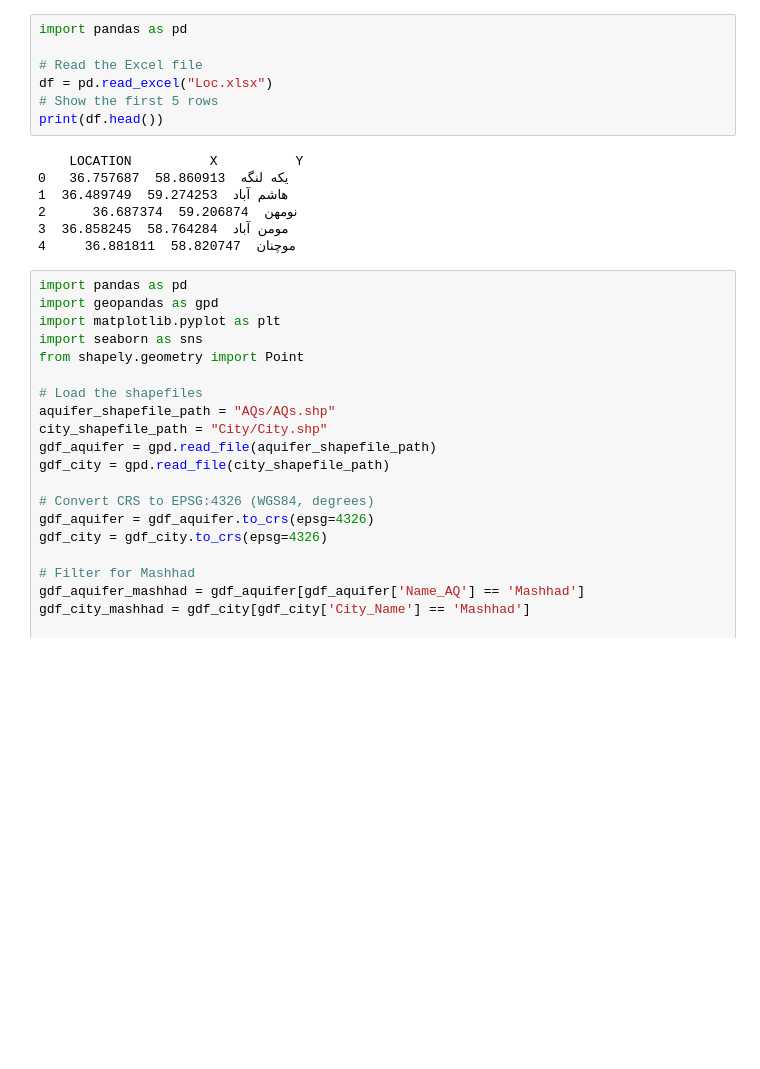
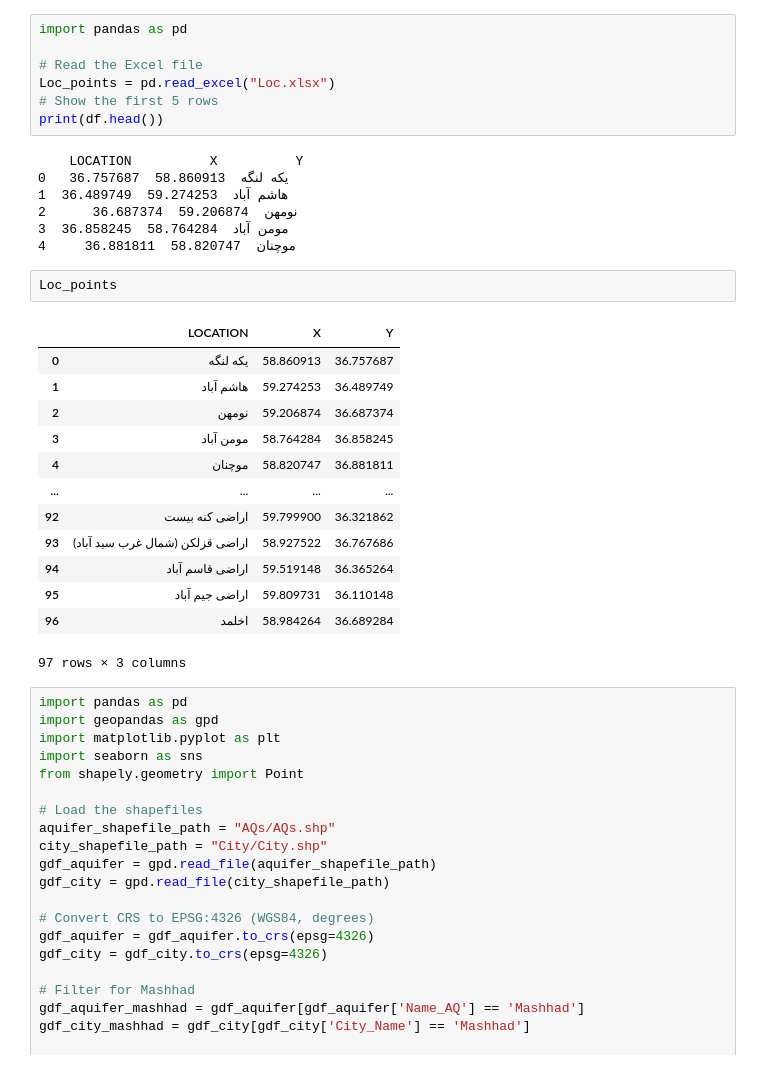
Before and after one commit to AliRezaee86/Data_Analysis, a Jupyter notebook: Classification_GWL_Data.ipynb, the cells around one changed output. Drawn from its saved outputs; the diff is of its cells as text; blank space fills up the shorter version.

```diff
--- a/Classification_GWL_Data.ipynb
+++ b/Classification_GWL_Data.ipynb
@@ -36,7 +52,7 @@ print(df.head())
 import pandas as pd
 
 # Read the Excel file
-df = pd.read_excel("Loc.xlsx")
+Loc_points = pd.read_excel("Loc.xlsx")
 # Show the first 5 rows
 print(df.head())
 # %% [output]
@@ -46,6 +62,22 @@ print(df.head())
 2      نومهن  59.206874  36.687374
 3  مومن آباد  58.764284  36.858245
 4     موچنان  58.820747  36.881811
+# %%
+Loc_points
+# %% [output]
+|  | LOCATION | X | Y |
+| 0 | یکه لنگه | 58.860913 | 36.757687 |
+| 1 | هاشم آباد | 59.274253 | 36.489749 |
+| 2 | نومهن | 59.206874 | 36.687374 |
+| 3 | مومن آباد | 58.764284 | 36.858245 |
+| 4 | موچنان | 58.820747 | 36.881811 |
+| ... | ... | ... | ... |
+| 92 | اراضی کنه بیست | 59.799900 | 36.321862 |
+| 93 | اراضی قزلکن (شمال غرب سید آباد) | 58.927522 | 36.767686 |
+| 94 | اراضی قاسم آباد | 59.519148 | 36.365264 |
+| 95 | اراضی جیم آباد | 59.809731 | 36.110148 |
+| 96 | اخلمد | 58.984264 | 36.689284 |
+97 rows × 3 columns
 # %%
 import pandas as pd
 import geopandas as gpd
```
Also changed, not shown: parts of 13 cells of this notebook.
